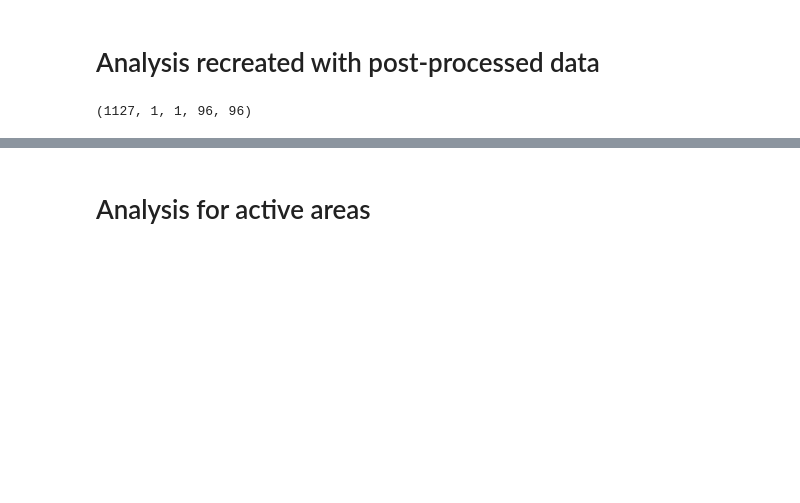
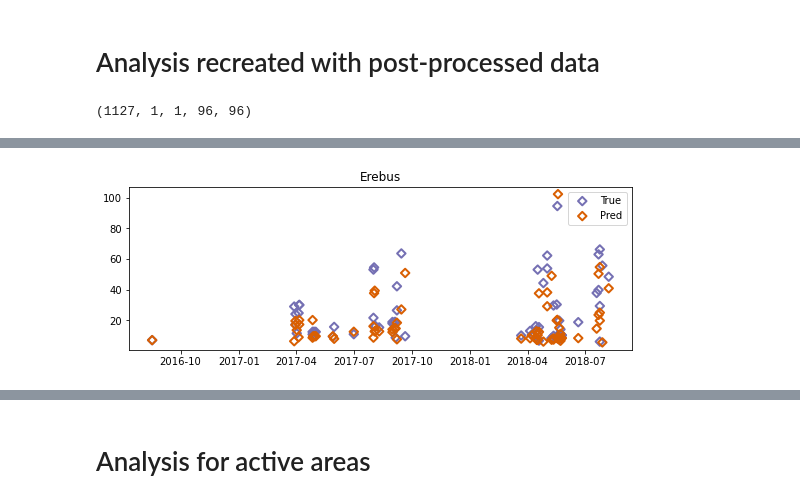
Before and after one commit to jdiaz4302/VolcanoesIR, a Jupyter notebook: 999_Analyze_Results.ipynb, the cells around one changed output, grey strips where cells are left out. Drawn from its saved outputs; the diff is of its cells as text; code cells hidden in the pictures; blank space fills up the shorter version.

```diff
--- a/999_Analyze_Results.ipynb
+++ b/999_Analyze_Results.ipynb
@@ -262,0 +277,48 @@ for breaks in breakpoints:
+# %%
+# Maximum temperature - true
+max_T_ls = []
+for i in range(len(true)):
+    max_T_ls.append(np.max(true[i]))
+# Maximum temperature - predicted
+max_T_ls2 = []
+for i in range(len(out)):
+    max_T_ls2.append(np.max(out[i]))
+
+last_break = 0
+count = 0
+for breaks in breakpoints:
+
+    obs_subset = max_T_ls[last_break:breaks]
+    pred_subset = max_T_ls2[last_break:breaks]
+
+    vol = volcs[count]
+    good_df = pd.read_csv('data/' + vol + '/good_df.csv')
+    if vol == 'Erebus':
+        good_df['acquisition_datetimes'] = [file.split('_')[2] for file in good_df['nighttime_volcano_files']]
+        good_df = good_df[good_df.acquisition_datetimes != '00304102013143221']
+        good_df = good_df[good_df.acquisition_datetimes != '00308162018142109']
+        good_df = good_df.reset_index()
+    dates = [datetime.datetime.strptime(date, '%Y-%m-%d') for date in good_df['dates']]
+
+    # Reproducing index choosing from training script
+    train_percent = 0.70
+    out_samp_perc = 0.15
+    num_input_scenes = 6
+    train_n = int(np.floor((len(good_df) - num_input_scenes)*train_percent))
+    out_n = int(np.floor((len(good_df) - num_input_scenes)*out_samp_perc))
+    df_start = train_n + num_input_scenes
+    df_end = train_n + out_n + num_input_scenes
+    # Getting the dates for the validation sets' y indices
+    relevant_dates = dates[df_start:df_end]
+
+    plt.figure(figsize = (9, 3))
+    #fmt_half_year = mdates.MonthLocator(interval=12)
+    #axarr[0].xaxis.set_major_locator(fmt_half_year)
+    plt.scatter(relevant_dates, obs_subset, label = 'True', linewidth = 2, color = 'none', edgecolor = '#7570b3', marker = 'D')
+    plt.scatter(relevant_dates, pred_subset, label = 'Pred', linewidth = 2, color = 'none', edgecolor = '#d95f02', marker = 'D')
+    plt.legend()
+    plt.title(vol);
+    last_break = breaks
+    count += 1
+# %% [output]
+[figure, added]
```
Also changed, not shown: parts of 19 cells of this notebook.
